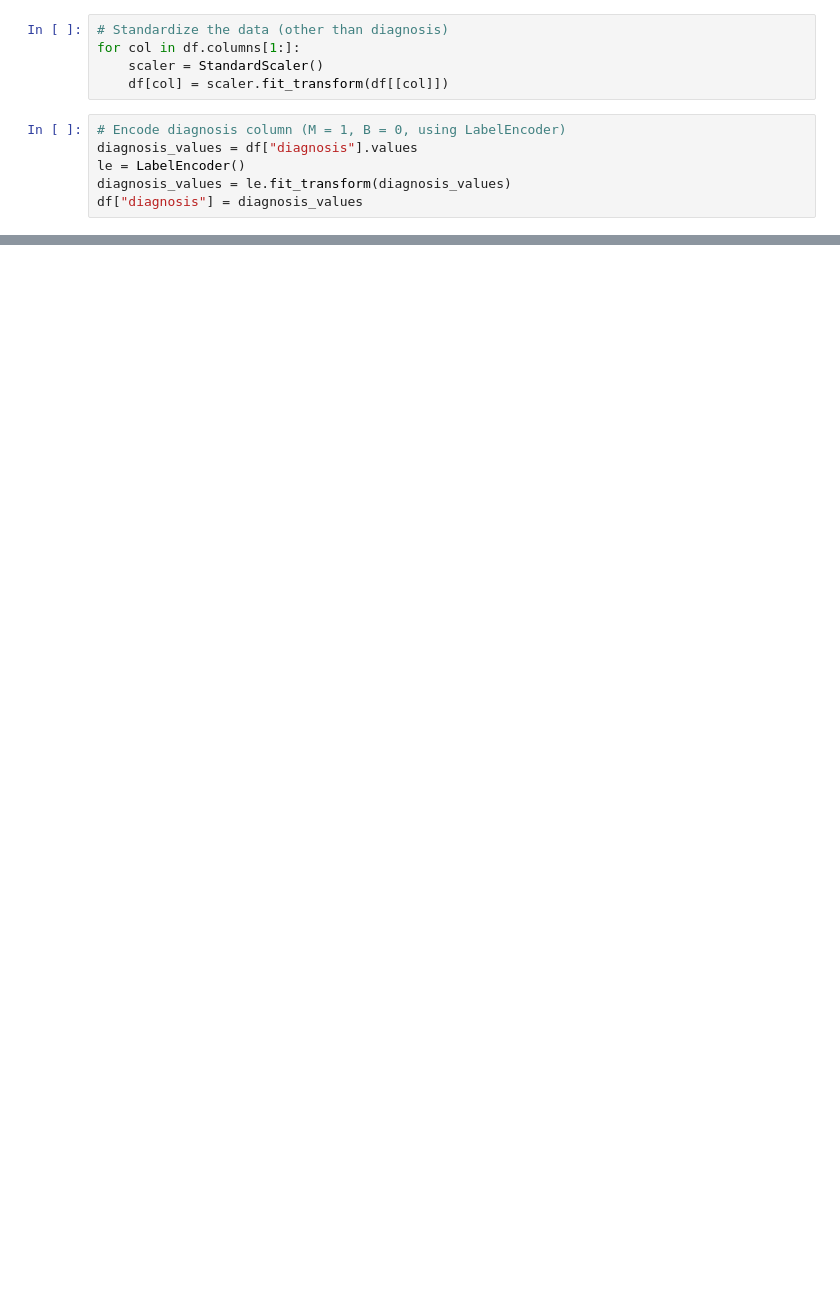
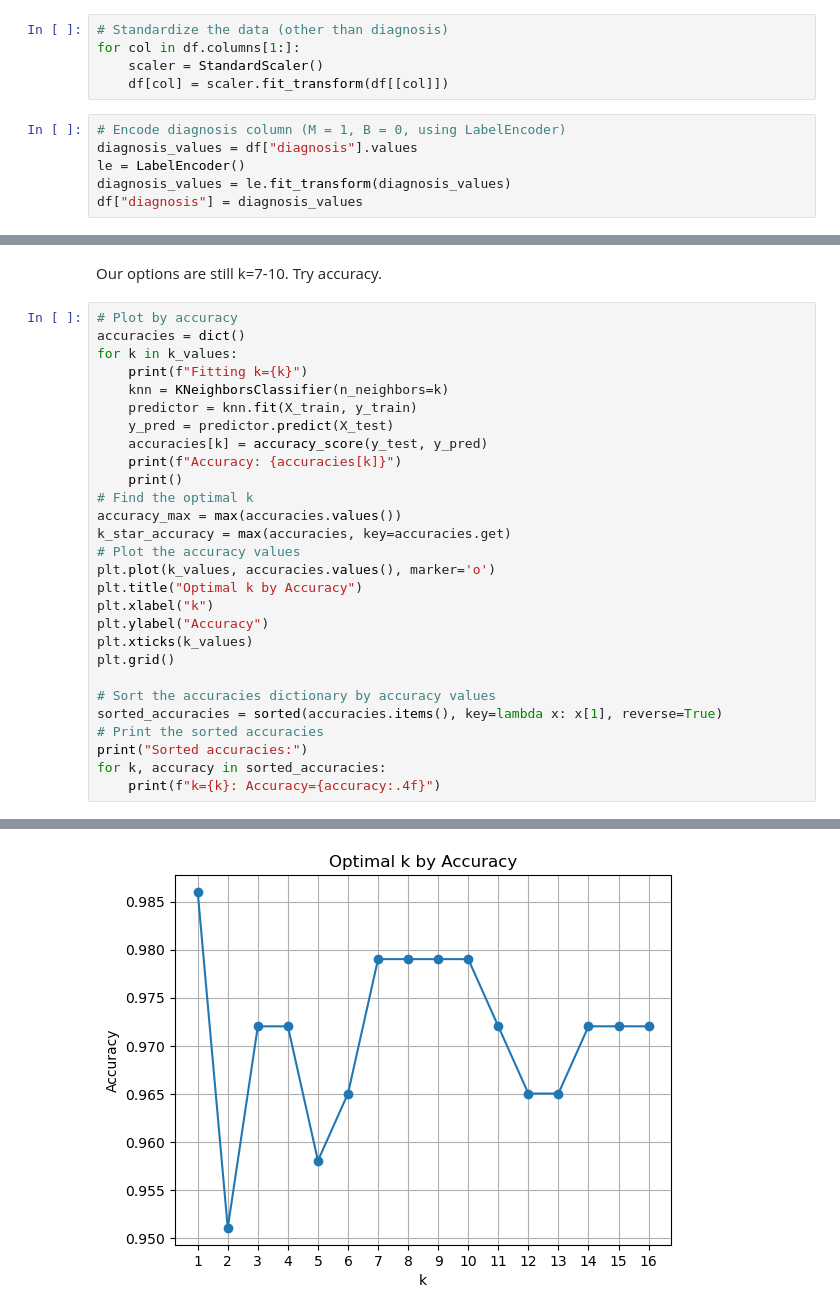
Before and after one commit to m-liv/bc-project, a Jupyter notebook: knn.ipynb, the cells around one changed output, grey strips where cells are left out. Saved outputs shown, nothing was run; the diff lists cells and outputs as text; blank space fills up the shorter version.

```diff
--- a/knn.ipynb
+++ b/knn.ipynb
@@ -63,0 +229,31 @@ X_train.shape, X_test.shape, y_train.shape, y_test.shape
+# %% [markdown]
+Our options are still k=7-10. Try accuracy.
+# %%
+# Plot by accuracy
+accuracies = dict()
+for k in k_values:
+    print(f"Fitting k={k}")
+    knn = KNeighborsClassifier(n_neighbors=k)
+    predictor = knn.fit(X_train, y_train)
+    y_pred = predictor.predict(X_test)
+    accuracies[k] = accuracy_score(y_test, y_pred)
+    print(f"Accuracy: {accuracies[k]}")
+    print()
+# Find the optimal k
+accuracy_max = max(accuracies.values())
+k_star_accuracy = max(accuracies, key=accuracies.get)
+# Plot the accuracy values
+plt.plot(k_values, accuracies.values(), marker='o')
+plt.title("Optimal k by Accuracy")
+plt.xlabel("k")
+plt.ylabel("Accuracy")
+plt.xticks(k_values)
+plt.grid()
+
+# Sort the accuracies dictionary by accuracy values
+sorted_accuracies = sorted(accuracies.items(), key=lambda x: x[1], reverse=True)
+# Print the sorted accuracies
+print("Sorted accuracies:")
+for k, accuracy in sorted_accuracies:
+    print(f"k={k}: Accuracy={accuracy:.4f}")
+# %% [output]
@@ -63,0 +277 @@ X_train.shape, X_test.shape, y_train.shape, y_test.shape
+[figure, added]
```
Also changed, not shown: parts of 27 cells of this notebook.
